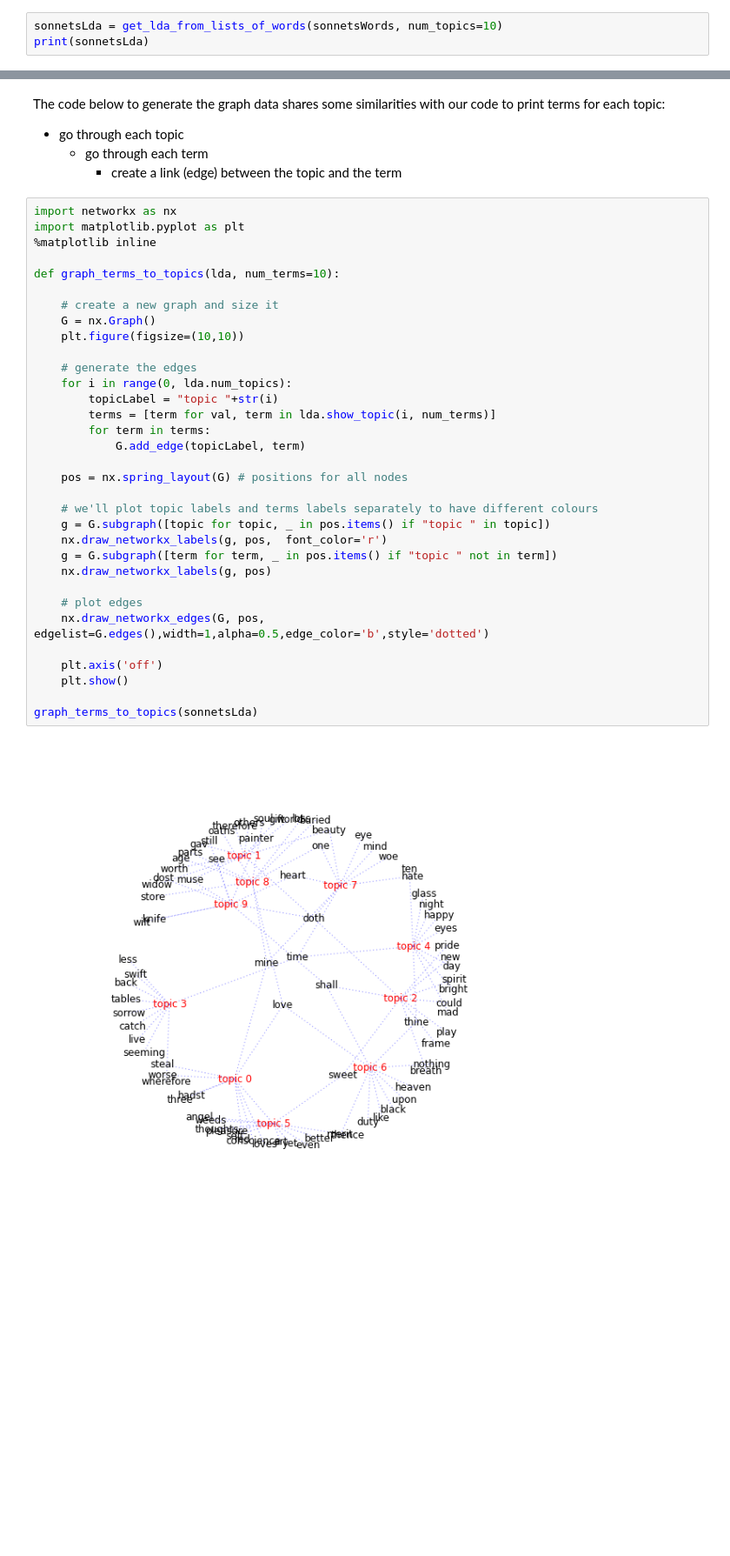
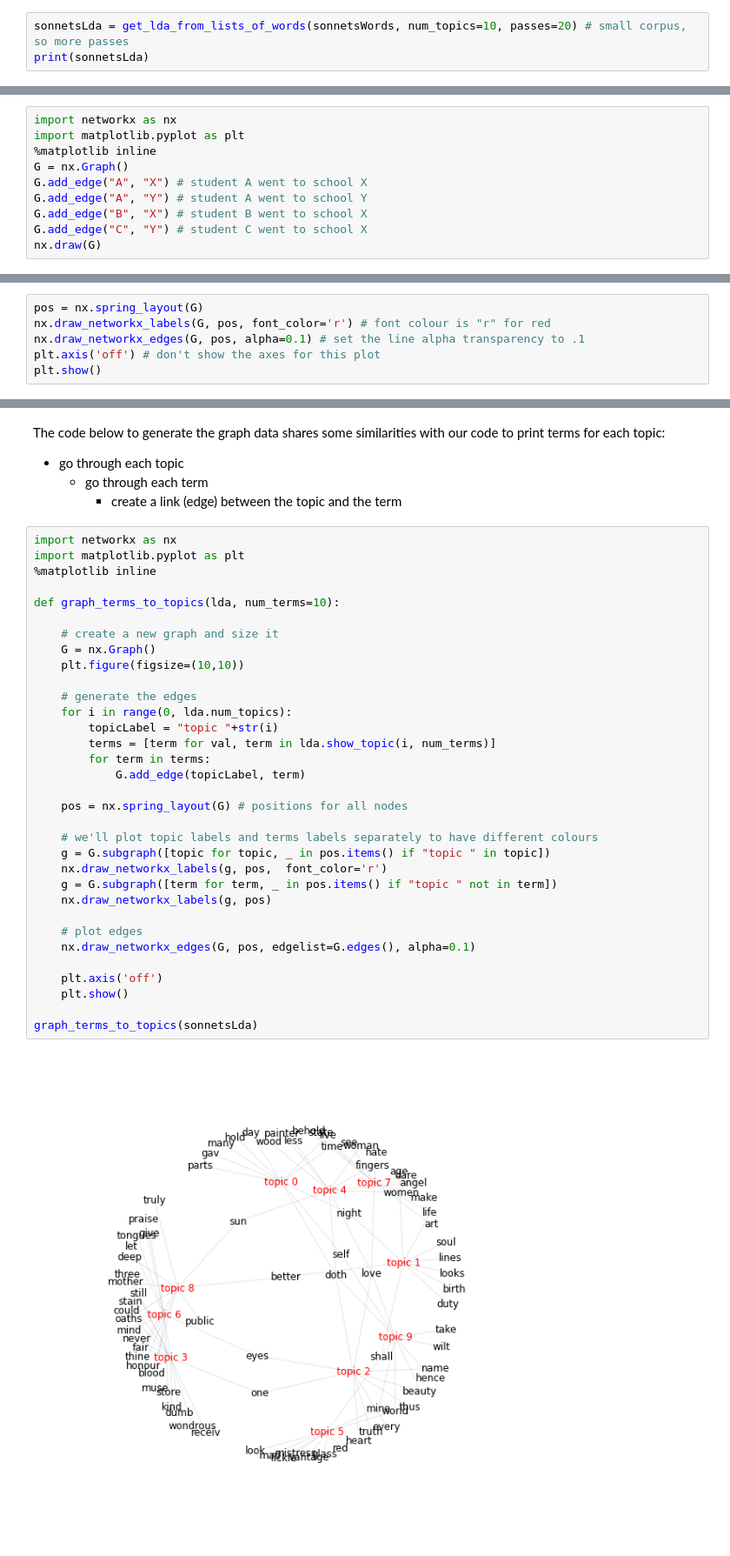
Before and after one commit to sgsinclair/alta, a Jupyter notebook: ipynb/TopicModelling.ipynb, the cells around one changed output, grey strips where cells are left out. Shown at 87% size. Cells and saved outputs as stored; diff of their text form; blank space fills up the shorter version.

Commit message:
updated topic modelling

```diff
--- a/ipynb/TopicModelling.ipynb
+++ b/ipynb/TopicModelling.ipynb
@@ -171,6 +173,6 @@ def get_lda_from_lists_of_words(lists_of_words, **kwargs):
 # %% [markdown]
 Without further ado, let's generate an LDA topic model from our lists of words, requesting 10 topics for the corpus. Drum roll please…
 # %%
-sonnetsLda = get_lda_from_lists_of_words(sonnetsWords, num_topics=10)
+sonnetsLda = get_lda_from_lists_of_words(sonnetsWords, num_topics=10, passes=20) # small corpus, so more passes
 print(sonnetsLda)
 # %% [output]
@@ -223,0 +223,10 @@ We can treat our topics similarly – instead of schools we have topics and ins
+# %%
+import networkx as nx
+import matplotlib.pyplot as plt
+%matplotlib inline
+G = nx.Graph()
+G.add_edge("A", "X") # student A went to school X
+G.add_edge("A", "Y") # student A went to school Y
+G.add_edge("B", "X") # student B went to school X
+G.add_edge("C", "Y") # student C went to school X
+nx.draw(G)
@@ -223,0 +237,6 @@ We can treat our topics similarly – instead of schools we have topics and ins
+# %%
+pos = nx.spring_layout(G)
+nx.draw_networkx_labels(G, pos, font_color='r') # font colour is "r" for red
+nx.draw_networkx_edges(G, pos, alpha=0.1) # set the line alpha transparency to .1
+plt.axis('off') # don't show the axes for this plot
+plt.show()
@@ -235,33 +258,33 @@ import matplotlib.pyplot as plt
 %matplotlib inline
 
 def graph_terms_to_topics(lda, num_terms=10):
 
     # create a new graph and size it
     G = nx.Graph()
     plt.figure(figsize=(10,10))
 
     # generate the edges
     for i in range(0, lda.num_topics):
         topicLabel = "topic "+str(i)
         terms = [term for val, term in lda.show_topic(i, num_terms)]
         for term in terms:
             G.add_edge(topicLabel, term)
 
     pos = nx.spring_layout(G) # positions for all nodes
 
     # we'll plot topic labels and terms labels separately to have different colours
     g = G.subgraph([topic for topic, _ in pos.items() if "topic " in topic])
     nx.draw_networkx_labels(g, pos,  font_color='r')
     g = G.subgraph([term for term, _ in pos.items() if "topic " not in term])
     nx.draw_networkx_labels(g, pos)
 
     # plot edges
-    nx.draw_networkx_edges(G, pos, edgelist=G.edges(),width=1,alpha=0.5,edge_color='b',style='dotted')
+    nx.draw_networkx_edges(G, pos, edgelist=G.edges(), alpha=0.1)
 
     plt.axis('off')
     plt.show()
 
 graph_terms_to_topics(sonnetsLda)
 # %% [output]
-[figure, old version]
+[figure, new version]
 # %% [markdown]
```
Also changed, not shown: parts of 16 cells of this notebook.
